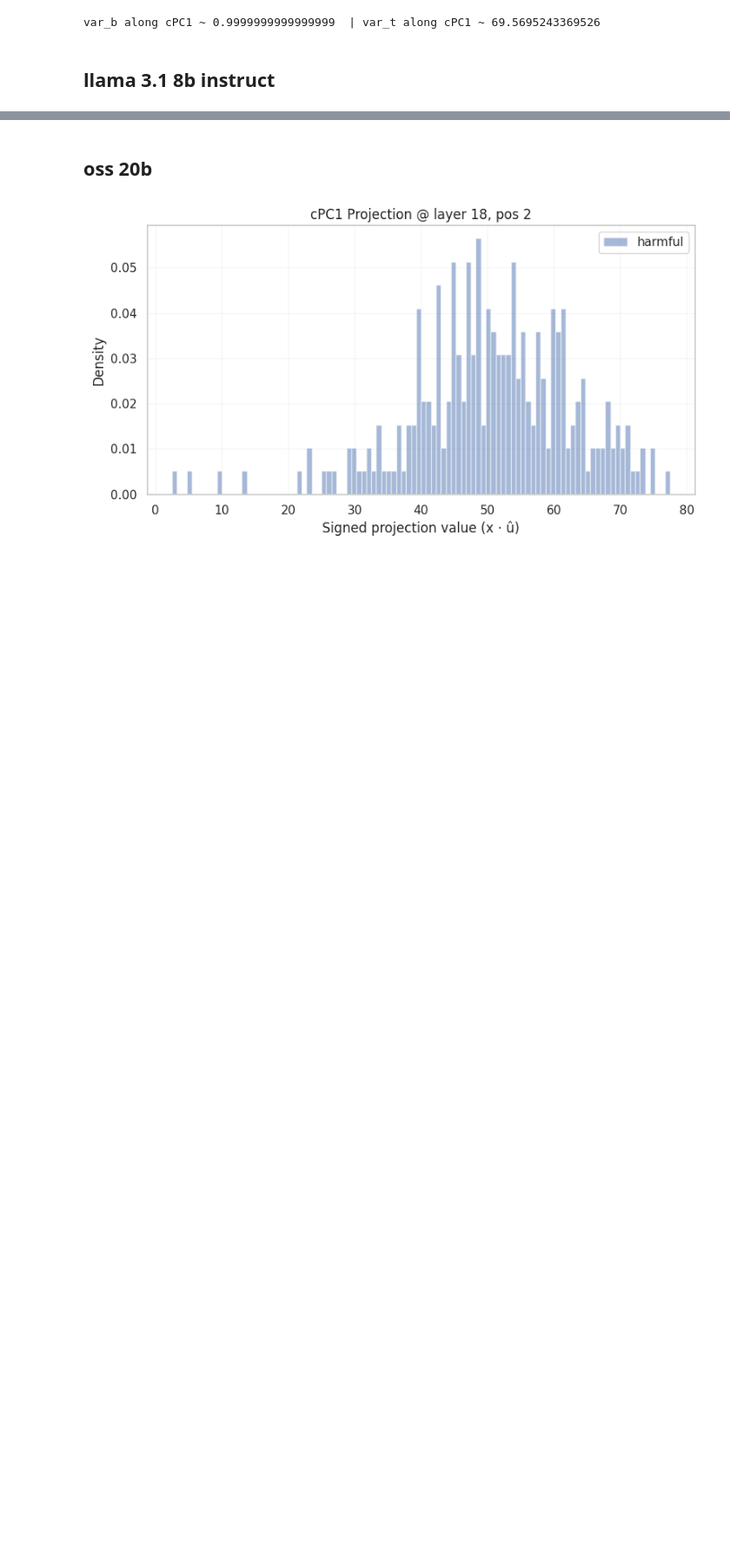
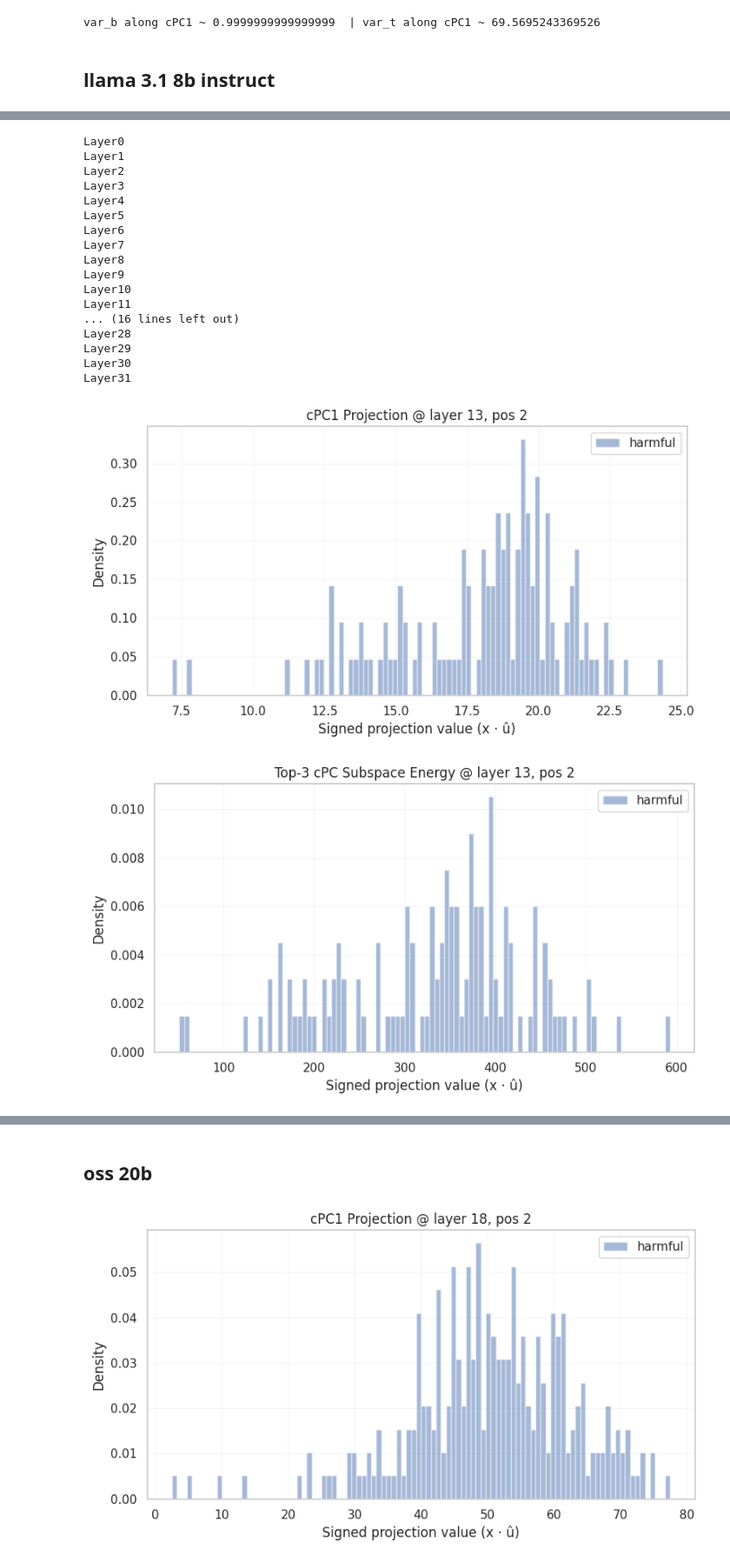
Before and after one commit to amarbut/alignment, a Jupyter notebook: activation_explore.ipynb, the cells around one changed output, grey strips where cells are left out. Shown at 87% size. Cells and saved outputs as stored; diff of their text form; code cells hidden in the pictures; blank space fills up the shorter version.

Commit message:
ablation centering

```diff
--- a/activation_explore.ipynb
+++ b/activation_explore.ipynb
@@ -80,6 +61,10 @@ li_hl_stack, _ = stack_data(li_hl, normalize = False)
 # only important for cosine sims
 # li_hf_stack_norm, _ = stack_data(li_hf)
 # li_hl_stack_norm, _ = stack_data(li_hl)
+# %%
+# llama 3.1 8b instruct pipeline acts
+li_hf_pipe = torch.load("/media/anna/Samsung_T5/alignment/pipeline/harmful_activations.pt", map_location="cpu")
+li_hl_pipe = torch.load("/media/anna/Samsung_T5/alignment/pipeline/harmless_activations.pt", map_location ="cpu")
 # %%
 # oss 20b
 oss_hf = load_activation_list("/media/anna/Samsung_T5/alignment/act_store/gpt-oss-20b/harmful_activations.pkl")
@@ -687,7 +672,7 @@ def cpca_whitened(X_target, X_bg, eps=1e-6, keep_var=0.999, eig_floor_frac=1e-3,
         Xb0 = X_bg - mu_b
         # exact unit variance on harmless along every component
         s2 = (Xb0 @ C).var(dim=0, unbiased=True)  # [r_z]
-        C = C / torch.sqrt(s2.clamp_min(1e-12))   # rescale columns
+        C_norm = C / torch.sqrt(s2.clamp_min(1e-12))   # rescale columns
 
     lam_pos = lam.clamp_min(0)
     explained = lam_pos / lam_pos.sum().clamp_min(eps)
@@ -696,6 +681,7 @@ def cpca_whitened(X_target, X_bg, eps=1e-6, keep_var=0.999, eig_floor_frac=1e-3,
             "V_b": Vb, "var_b": var_b,
             "Vz": Vz, "lam": lam,
             "components": C,
+            "components_norm": C_norm,
             "explained": explained}
 # %%
 # iterate through layers and token positions, choose "best" PCA based on contrastive variance concentration
@@ -727,11 +713,29 @@ def mean_gap_on_component(c, Xt, Xb, mu_b):
 
 def alt_score_white(res, Xt, Xb):
     v1_z   = res["Vz"][:, 0]                 # whitened-space PC1
-    c1     = res["components"][:, 0]         # back-mapped component in original space
+    c1     = res["components_norm"][:, 0]         # back-mapped component in original space
     rr     = rayleigh_from_whitened(res["lam"])
     mg     = mean_gap_on_component(c1, Xt, Xb, res["mu_b"])
     score  = rr + 0.1*mg
     return score
+
+@torch.no_grad()
+def align_sign_by_means(C, Xt, Xb, mu_b):
+    """
+    C: (H,k) cPCA components (raw, not renormed preferred for steering)
+    Xt, Xb: (N,H) activations at the SAME (layer,pos) used for cPCA
+    mu_b: (H,) background mean from cpca_whitened
+    Returns C_signed, s where s is (k,) in {+1,-1}
+    """
+    # center by background mean (matches how C was derived)
+    Ht = (Xt - mu_b) @ C     # (N_h, k)
+    Hb = (Xb - mu_b) @ C    # (N_r, k)
+
+    diff = Ht.mean(dim=0) - Hb.mean(dim=0)   # (k,)
+    s = torch.where(diff >= 0, 1.0, -1.0)    # choose sign so harmful > harmless
+    C_signed = C * s  # broadcast over rows
+
+    return C_signed, s
 
 def choose_best_layer_pos_by_concentration(X_h, X_s, topk: int = 1, alpha = 1, keep_var = 0.999, eig_floor_frac = 1e-3):
     L, P = X_h.shape[:2]
@@ -741,6 +745,9 @@ def choose_best_layer_pos_by_concentration(X_h, X_s, topk: int = 1, alpha = 1, k
         for pi in range(P):
             Xt, Xb = get_lp_slices(X_h, X_s, li, pi)
             res = cpca_whitened(Xt, Xb, keep_var = keep_var, eig_floor_frac = eig_floor_frac)
+
+            res["components"], _ = align_sign_by_means(res["components"], Xt, Xb, res["mu_b"])
+            res["components_norm"], _ = align_sign_by_means(res["components_norm"], Xt, Xb, res["mu_b"])
             # score = contrastive_concentration_score(res["explained"], k=topk)
             score = alt_score_white(res, Xt, Xb)
 
@@ -1000,0 +1025,25 @@ Energy AUC: 0.9999807692307693
+# %%
+# first time run
+lp_cpca_layer, lp_cpca_pos, lp_cpca_res = run_cpca(li_hf_pipe, li_hl_pipe, topk = 1)
+
+#li_cpca_layer, li_cpca_pos, li_cpca_res = run_cpca(li_hf_stack, li_hl_stack, topk = 3, res = li_cpca_res, layer = li_cpca_layer, pos= li_cpca_pos)
+# %% [output]
+Layer0
+Layer1
+Layer2
+Layer3
+Layer4
+Layer5
+Layer6
+Layer7
+Layer8
+Layer9
+Layer10
+Layer11
+... (16 lines left out)
+Layer28
+Layer29
+Layer30
+Layer31
+[figure, added]
+[figure, added]
```
Also changed, not shown: parts of 4 cells of this notebook, 1 other file.
